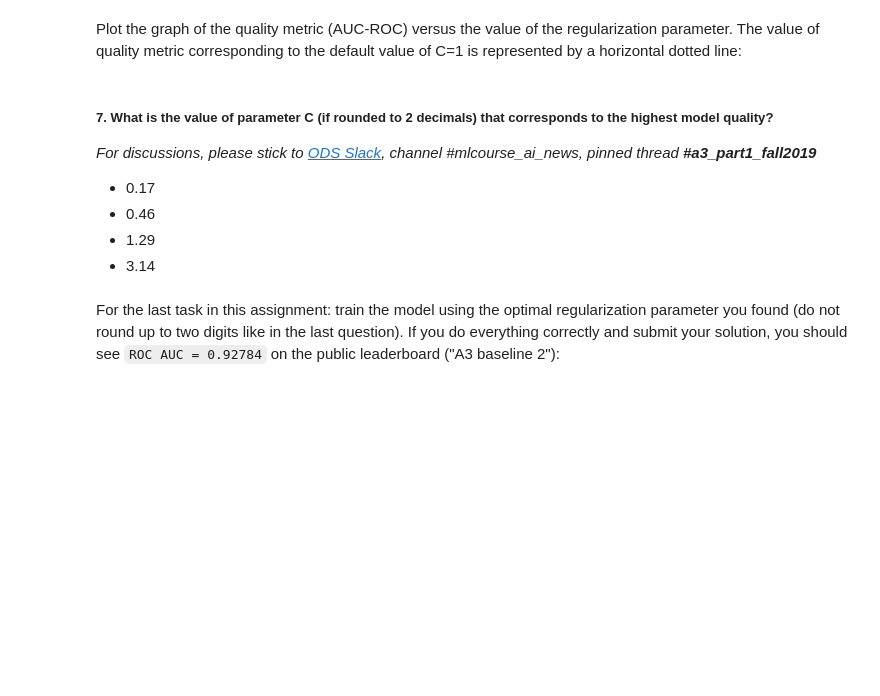
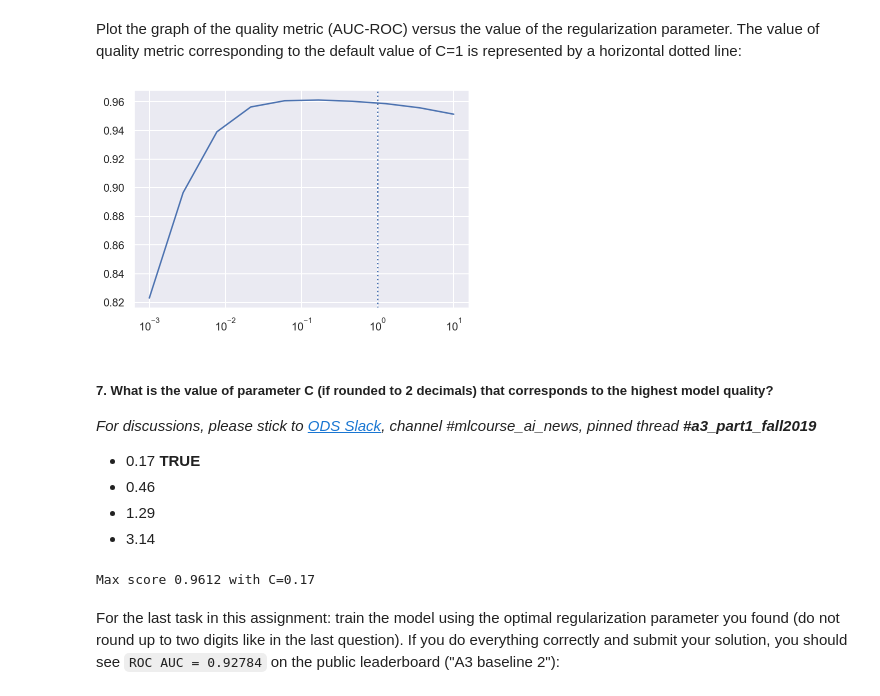
Before and after one commit to ningeen/mlcourse, a Jupyter notebook: assignments/assignment3_part1_alice_logistic_regression.ipynb, the cells around one changed output. Drawn from its saved outputs; the diff is of its cells as text; code cells hidden in the pictures; blank space fills up the shorter version.

```diff
--- a/assignments/assignment3_part1_alice_logistic_regression.ipynb
+++ b/assignments/assignment3_part1_alice_logistic_regression.ipynb
@@ -567,6 +599,9 @@ For example, in week 3, you learned that, in decision trees, the depth of the tr
 In the logistic regression that we use, the weights of each feature are changing, and we find their optimal values during training; meanwhile, the regularization parameter remains constant. This is the hyperparameter that we are going to optimize now.
 
 Calculate the quality on a validation set with a regularization parameter, which is equal to 1 by default:
+# %%
+full_new_feat['start_hour'] = pd.to_datetime(full_df['time1']).dt.hour.values.reshape(-1, 1)
+full_new_feat['morning'] = (full_new_feat['start_hour'] <= 11).astype(int)
 # %%
 # Compose the training set
 tmp_scaled = StandardScaler().fit_transform(full_new_feat[['start_month',
@@ -584,6 +621,10 @@ We will try to beat this result by optimizing the regularization parameter. We w
 # List of possible C-values
 Cs = np.logspace(-3, 1, 10)
 
-# You code here
+scores = list()
+
+for C in Cs:
+    score_C = get_auc_lr_valid(X_train, y_train, C=C)
+    scores.append(score_C)
 # %% [markdown]
 Plot the graph of the quality metric (AUC-ROC) versus the value of the regularization parameter. The value of quality metric corresponding to the default value of C=1 is represented by a horizontal dotted line:
@@ -592,9 +631,15 @@ Plot the graph of the quality metric (AUC-ROC) versus the value of the regulariz
+# %%
+plt.xscale("log")
+plt.plot(Cs, scores)
+plt.axvline(1, ls='dotted');
+# %% [output]
+[figure, added]
 # %% [markdown]
 ##### 7. What is the value of parameter C (if rounded to 2 decimals) that corresponds to the highest model quality?
 
 *For discussions, please stick to [ODS Slack](https://opendatascience.slack.com/), channel #mlcourse_ai_news, pinned thread __#a3_part1_fall2019__*
 
-- 0.17
+- 0.17 **TRUE**
 - 0.46
 - 1.29
 - 3.14
@@ -603,3 +646,8 @@ Plot the graph of the quality metric (AUC-ROC) versus the value of the regulariz
+# %%
+best_C = Cs[np.argmax(scores)]
+print(f"Max score {np.max(scores):.4f} with C={best_C:.2f}")
+# %% [output]
+Max score 0.9612 with C=0.17
 # %% [markdown]
 For the last task in this assignment: train the model using the optimal regularization parameter you found (do not round up to two digits like in the last question). If you do everything correctly and submit your solution, you should see `ROC AUC = 0.92784` on the public leaderboard ("A3 baseline 2"):
 # %%
```
Also changed, not shown: parts of 12 cells of this notebook, 1 other file.
